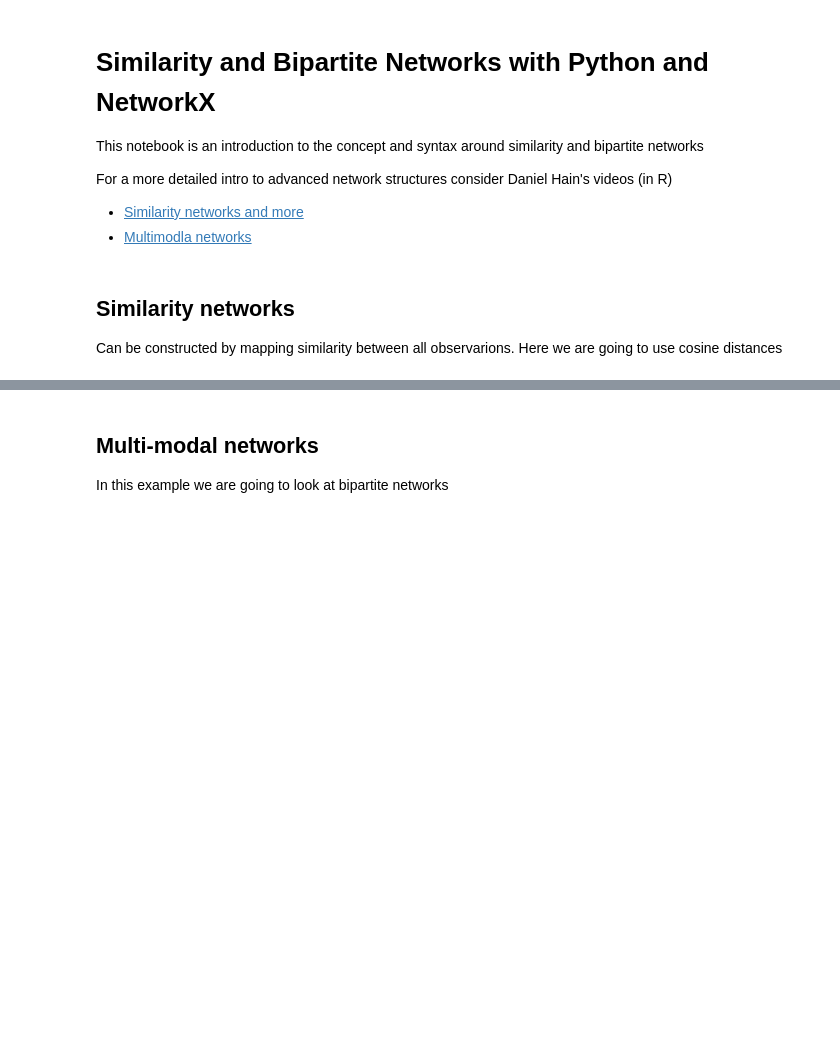
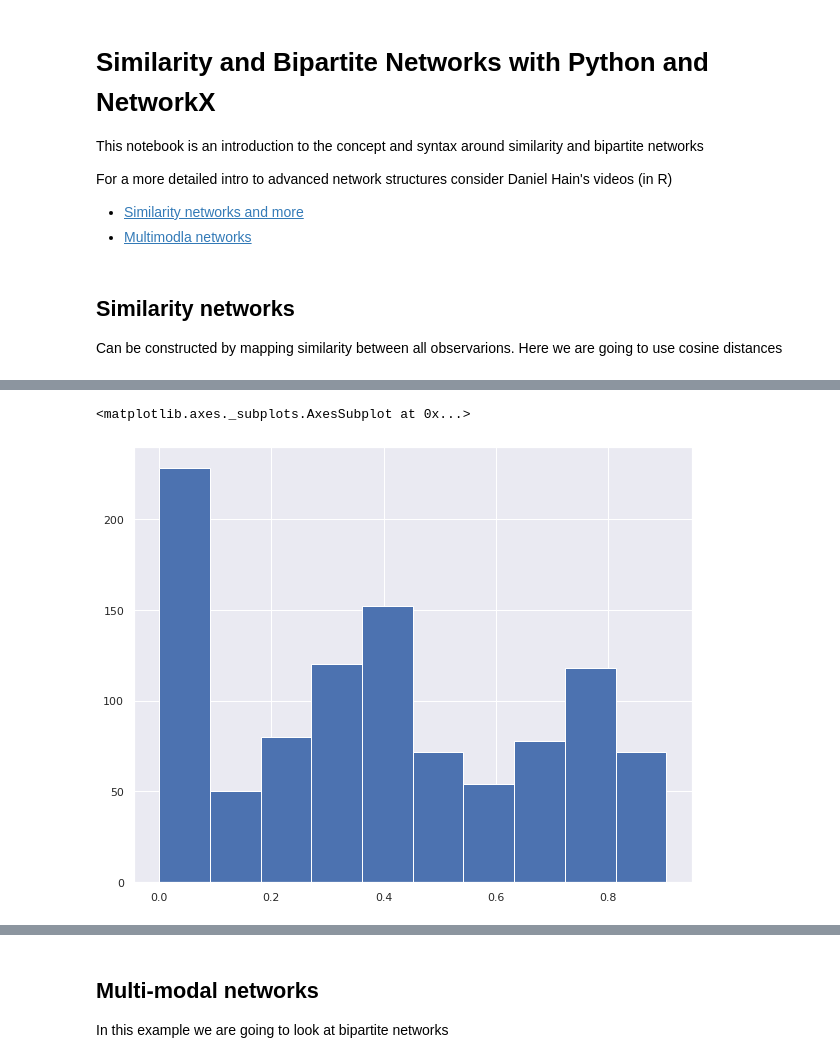
Before and after one commit to SDS-AAU/SDS-master, a Jupyter notebook: M2/notebooks/M2_Bipartite_graphs_in_Python.ipynb, the cells around one changed output, grey strips where cells are left out. Drawn from its saved outputs; the diff is of its cells as text; code cells hidden in the pictures; blank space fills up the shorter version.

```diff
--- a/M2/notebooks/M2_Bipartite_graphs_in_Python.ipynb
+++ b/M2/notebooks/M2_Bipartite_graphs_in_Python.ipynb
@@ -35,3 +40,15 @@ data_num = data.iloc[:,1:]
+# %%
+# Scale values
+
+from sklearn.preprocessing import MinMaxScaler
+scl = MinMaxScaler()
+
+data_num = scl.fit_transform(data.iloc[:,1:])
 # %%
 # Calculate distances into a square matrix
 dist = cosine_distances(data_num,data_num)
+# %%
+pd.Series(dist.flatten()).hist()
+# %% [output]
+<matplotlib.axes._subplots.AxesSubplot at 0x...>
+[figure, added]
```
Also changed, not shown: parts of 19 cells of this notebook.
